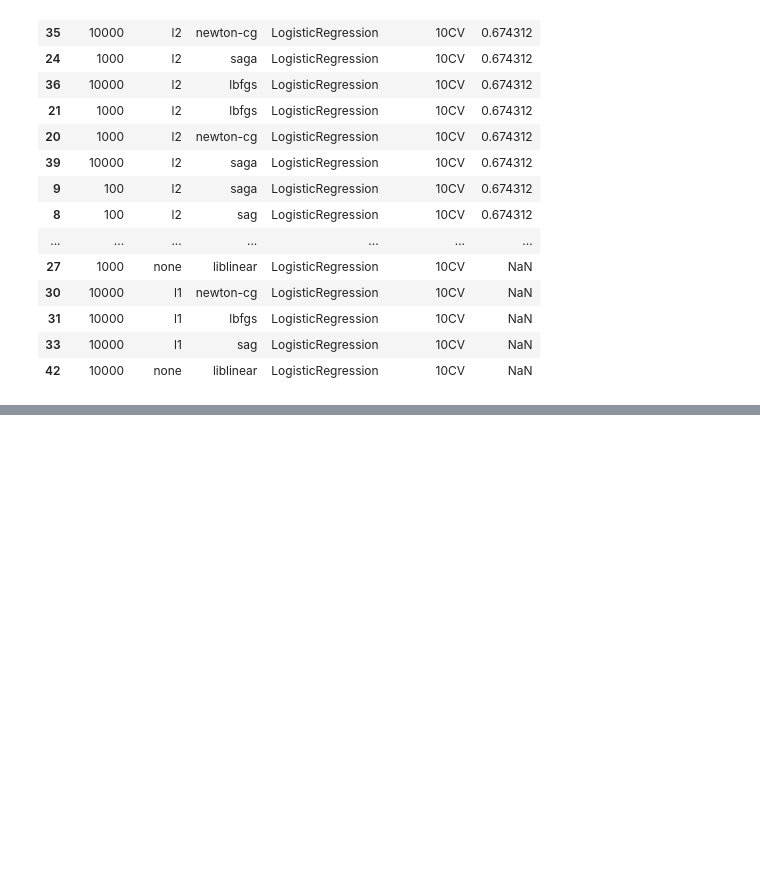
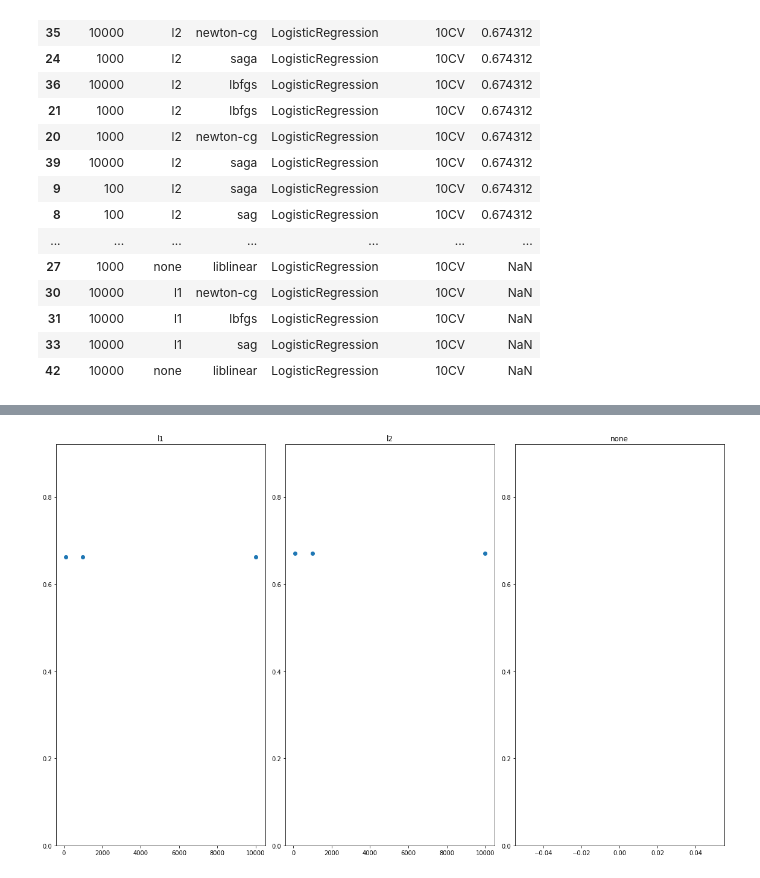
Before and after one commit to DuplexCard/F20DL-Natalia-G4, a Jupyter notebook: lab9.ipynb, the cells around one changed output, grey strips where cells are left out. Saved outputs shown, nothing was run; the diff lists cells and outputs as text; code cells hidden in the pictures; blank space fills up the shorter version.

```diff
--- a/lab9.ipynb
+++ b/lab9.ipynb
@@ -188,0 +209,5 @@ table
+# %%
+liblinear_table = table[table['solver'] == 'liblinear'].sort_values(by=['max_iter'])
+plot_pen(liblinear_table)
+# %% [output]
+[figure, added]
```
Also changed, not shown: parts of 5 cells of this notebook.
